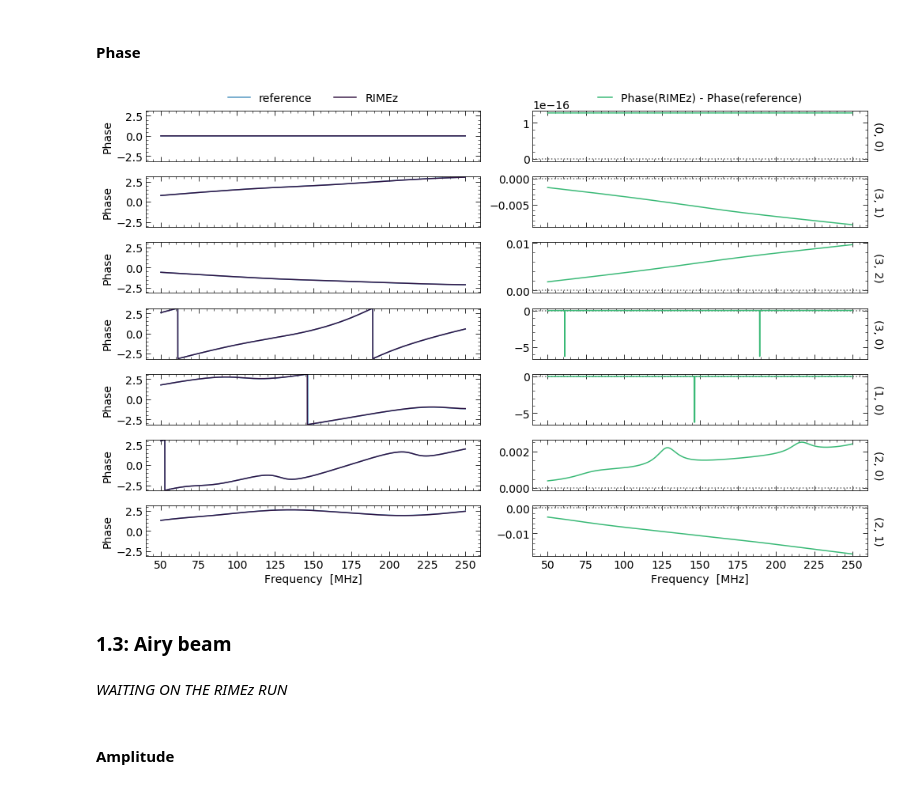
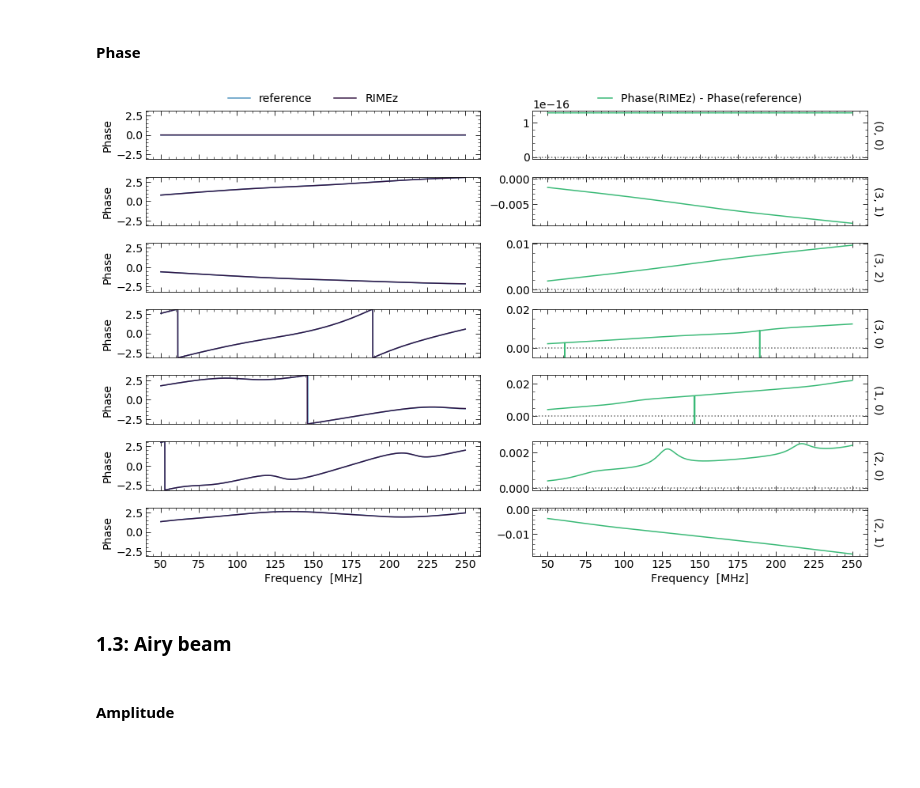
Before and after one commit to HERA-Team/hera-validation, a Jupyter notebook: test-series/-1/test-neg1.1.0.ipynb, the cells around one changed output. Saved outputs shown, nothing was run; the diff lists cells and outputs as text; code cells hidden in the pictures; blank space fills up the shorter version.

```diff
--- a/test-series/-1/test-neg1.1.0.ipynb
+++ b/test-series/-1/test-neg1.1.0.ipynb
@@ -487,15 +487,15 @@ Fast oscillations damped out relative to the uniform beam -- why? might be becau
 # %%
 fig, ax = plt.subplots(len(bls_13), 2, sharex='col', figsize=(14, 9))
 plot_freq_axis(uvd_ref_13['gauss'], uvd_rimez_13['gauss'], bls_13, ax=ax, component='phase')
 for axis in ax[:, 0]:
     axis.set_ylim([-np.pi, np.pi])
+ax[3, 1].set_ylim([-0.005, 0.02])
+ax[4, 1].set_ylim([-0.005, 0.025])
 fig.tight_layout()
 # %% [output]
-[figure, old version]
+[figure, new version]
 # %% [markdown]
 ### 1.3: Airy beam
-# %% [markdown]
-*WAITING ON THE RIMEz RUN*
 # %% [markdown]
 #### Amplitude
 # %%
```
Also changed, not shown: parts of 14 cells of this notebook.
